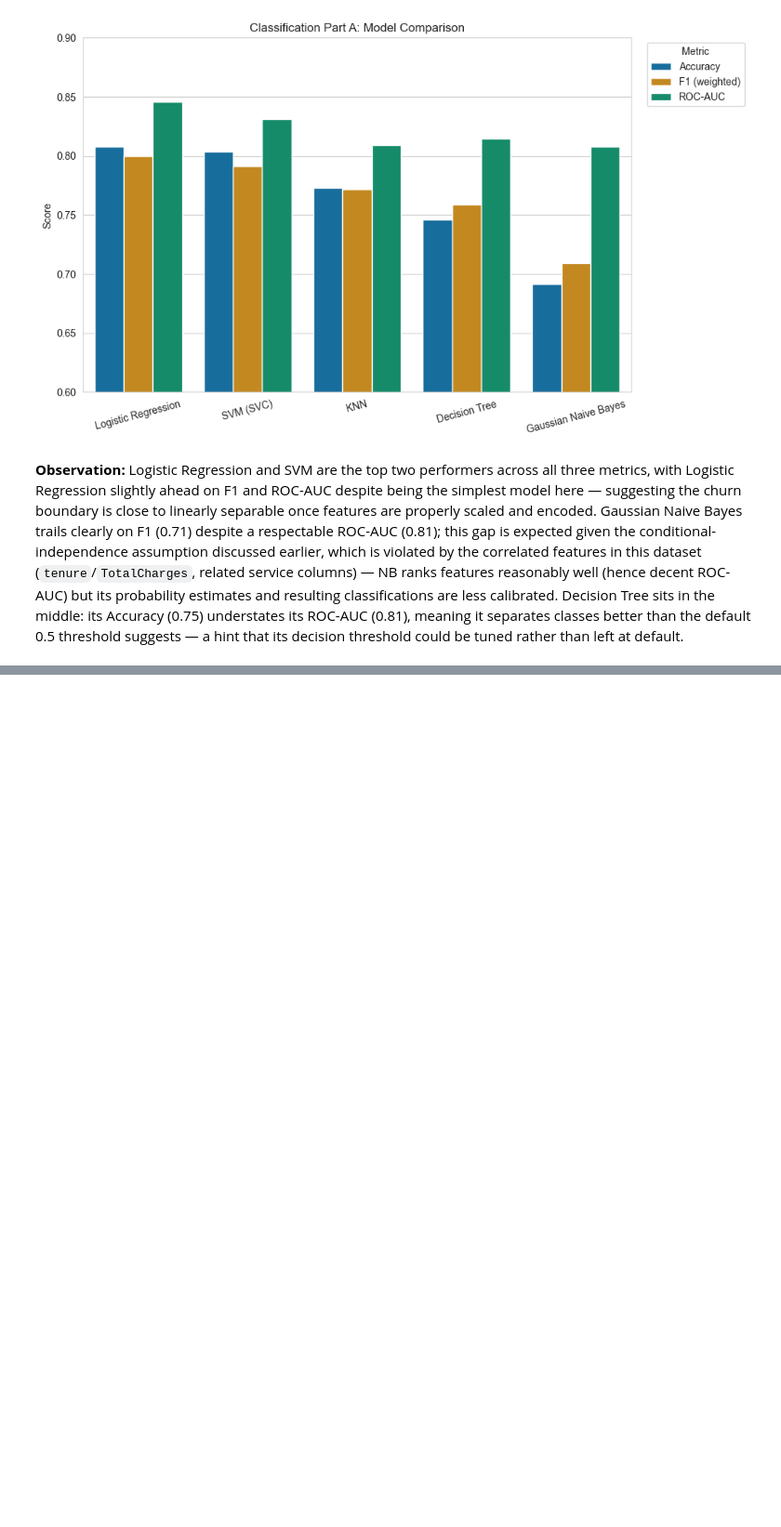
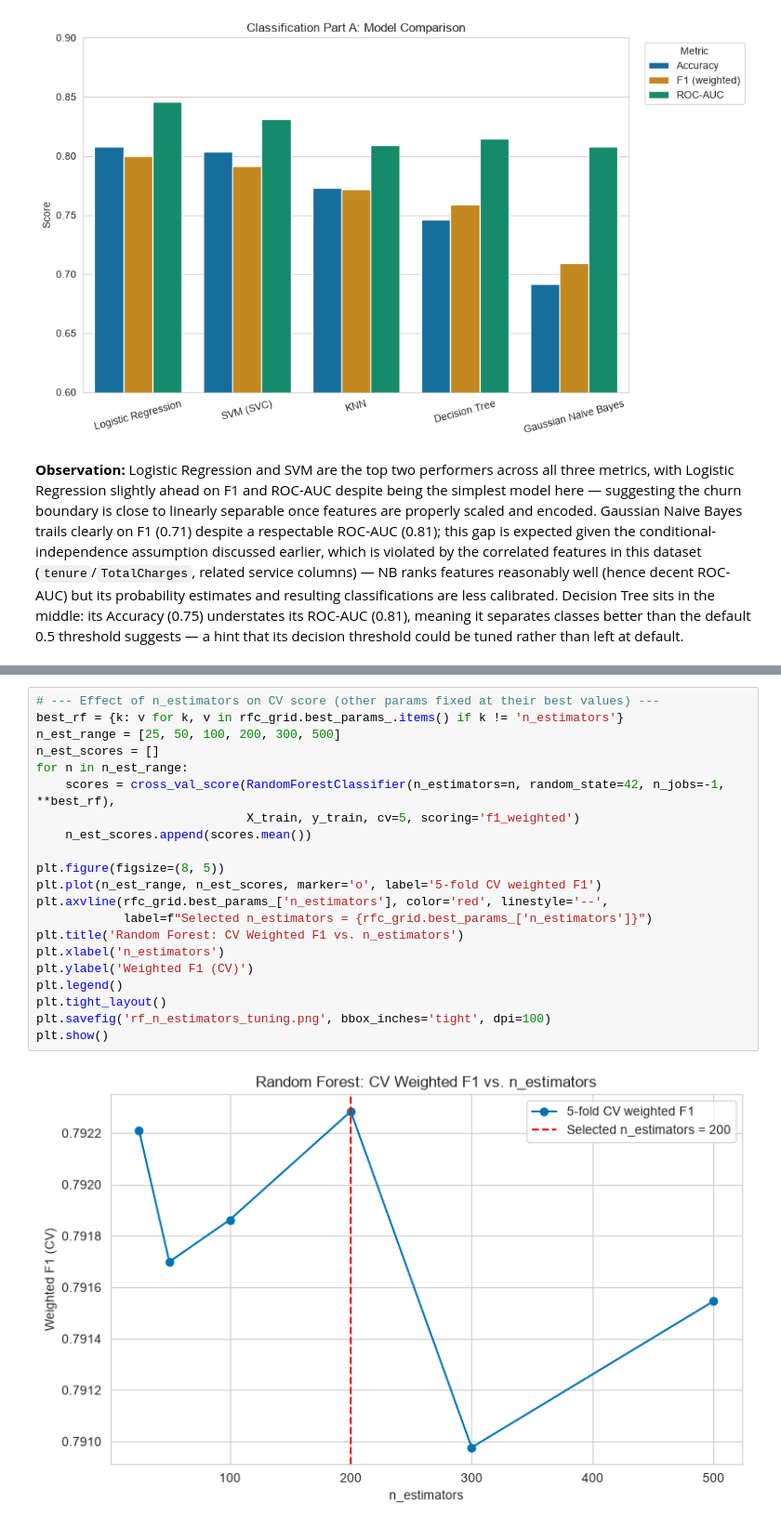
Before and after one commit to srinithi-karunakaran/Cognix_ML_Capstone, a Jupyter notebook: notebooks/classification.ipynb, the cells around one changed output, grey strips where cells are left out. Shown at 93% size. Drawn from its saved outputs; the diff is of its cells as text; blank space fills up the shorter version.

Commit message:
Random Forest , AdaBoost Classifier , Gradient Boosting Classifier

```diff
--- a/notebooks/classification.ipynb
+++ b/notebooks/classification.ipynb
@@ -881,0 +996,23 @@ plt.show()
+# %%
+# --- Effect of n_estimators on CV score (other params fixed at their best values) ---
+best_rf = {k: v for k, v in rfc_grid.best_params_.items() if k != 'n_estimators'}
+n_est_range = [25, 50, 100, 200, 300, 500]
+n_est_scores = []
+for n in n_est_range:
+    scores = cross_val_score(RandomForestClassifier(n_estimators=n, random_state=42, n_jobs=-1, **best_rf),
+                             X_train, y_train, cv=5, scoring='f1_weighted')
+    n_est_scores.append(scores.mean())
+
+plt.figure(figsize=(8, 5))
+plt.plot(n_est_range, n_est_scores, marker='o', label='5-fold CV weighted F1')
+plt.axvline(rfc_grid.best_params_['n_estimators'], color='red', linestyle='--',
+            label=f"Selected n_estimators = {rfc_grid.best_params_['n_estimators']}")
+plt.title('Random Forest: CV Weighted F1 vs. n_estimators')
+plt.xlabel('n_estimators')
+plt.ylabel('Weighted F1 (CV)')
+plt.legend()
+plt.tight_layout()
+plt.savefig('rf_n_estimators_tuning.png', bbox_inches='tight', dpi=100)
+plt.show()
+# %% [output]
+[figure, added]
```
Also changed, not shown: parts of 28 cells of this notebook, 6 other files.
